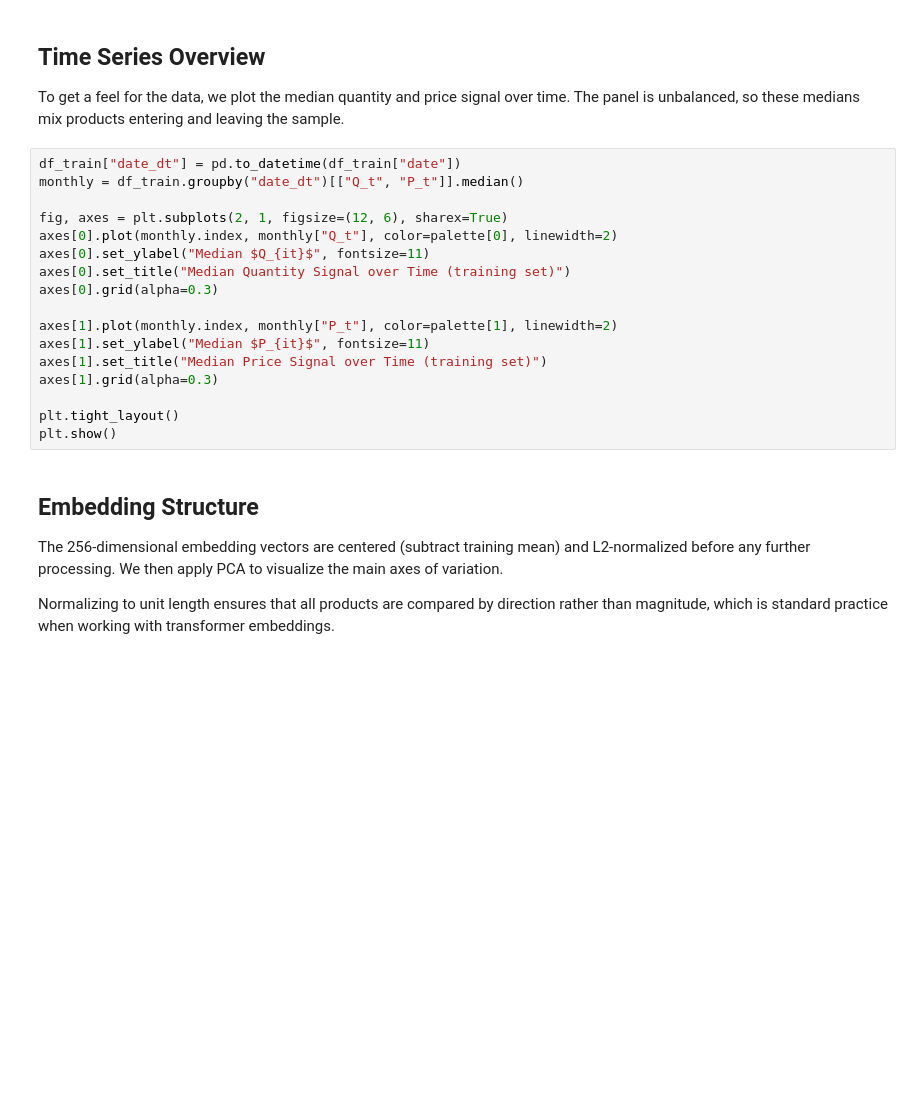
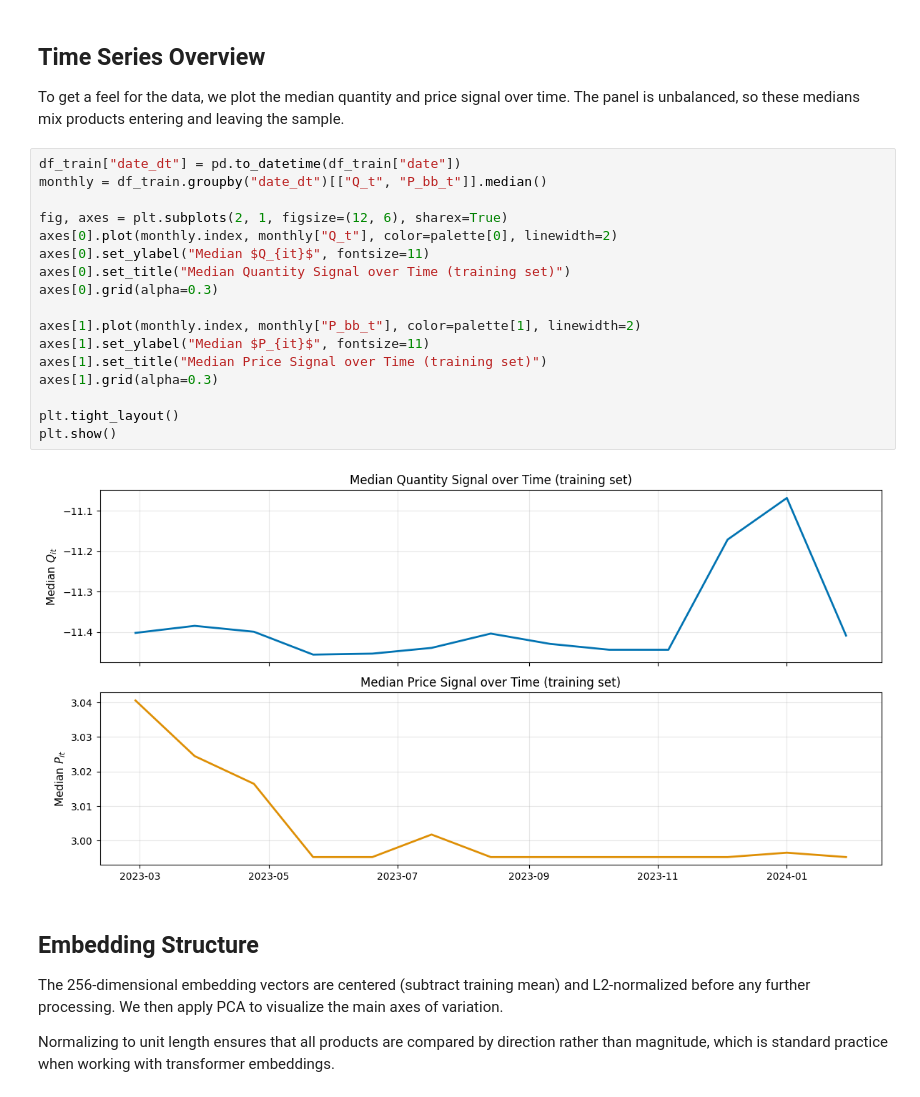
Before and after one commit to JanTeichertKluge/demand-analysis-labs, a Jupyter notebook: 01_data_preparation.ipynb, the cells around one changed output. Cells and saved outputs as stored; diff of their text form; blank space fills up the shorter version.

```diff
--- a/01_data_preparation.ipynb
+++ b/01_data_preparation.ipynb
@@ -102,21 +162,23 @@ if "subcat_aggregated" in df_train.columns:
 To get a feel for the data, we plot the median quantity and price signal over time. The panel is unbalanced, so these medians mix products entering and leaving the sample.
 # %%
 df_train["date_dt"] = pd.to_datetime(df_train["date"])
-monthly = df_train.groupby("date_dt")[["Q_t", "P_t"]].median()
+monthly = df_train.groupby("date_dt")[["Q_t", "P_bb_t"]].median()
 
 fig, axes = plt.subplots(2, 1, figsize=(12, 6), sharex=True)
 axes[0].plot(monthly.index, monthly["Q_t"], color=palette[0], linewidth=2)
 axes[0].set_ylabel("Median $Q_{it}$", fontsize=11)
 axes[0].set_title("Median Quantity Signal over Time (training set)")
 axes[0].grid(alpha=0.3)
 
-axes[1].plot(monthly.index, monthly["P_t"], color=palette[1], linewidth=2)
+axes[1].plot(monthly.index, monthly["P_bb_t"], color=palette[1], linewidth=2)
 axes[1].set_ylabel("Median $P_{it}$", fontsize=11)
 axes[1].set_title("Median Price Signal over Time (training set)")
 axes[1].grid(alpha=0.3)
 
 plt.tight_layout()
 plt.show()
+# %% [output]
+[figure, added]
 # %% [markdown]
 ## Embedding Structure
 
```
Also changed, not shown: parts of 13 cells of this notebook, 1 other file.
